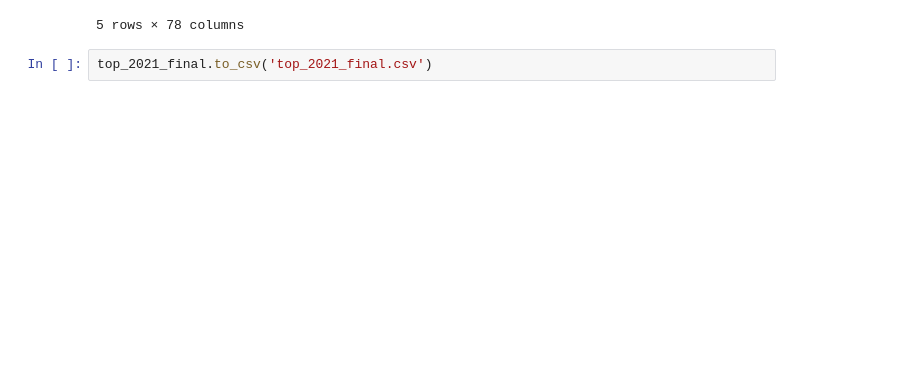
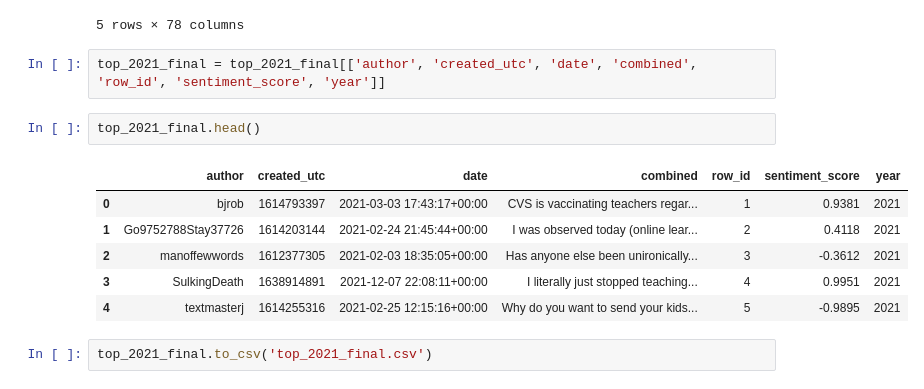
Before and after one commit to kmgarrett1/Capstone_Project_NSS, a Jupyter notebook: notebooks/top_2021.ipynb, the cells around one changed output. Cells and saved outputs as stored; diff of their text form; blank space fills up the shorter version.

```diff
--- a/notebooks/top_2021.ipynb
+++ b/notebooks/top_2021.ipynb
@@ -148,5 +148,16 @@ top_2021_final.head()
 | 3 | 3 | [{'award_sub_type': 'GLOBAL', 'aw... | True | SulkingDeath | NaN | [] | ... |
 | 4 | 4 | [{'award_sub_type': 'GLOBAL', 'aw... | True | textmasterj | NaN | [] | ... |
 5 rows × 78 columns
+# %%
+top_2021_final = top_2021_final[['author', 'created_utc', 'date', 'combined', 'row_id', 'sentiment_score', 'year']]
+# %%
+top_2021_final.head()
+# %% [output]
+|  | author | created_utc | date | combined | row_id | sentiment_score | year |
+| 0 | bjrob | 1614793397 | 2021-03-03 17:43:17+00:00 | CVS is vaccinating teachers regar... | 1 | 0.9381 | 2021 |
+| 1 | Go9752788Stay37726 | 1614203144 | 2021-02-24 21:45:44+00:00 | I was observed today (online lear... | 2 | 0.4118 | 2021 |
+| 2 | manoffewwords | 1612377305 | 2021-02-03 18:35:05+00:00 | Has anyone else been unironically... | 3 | -0.3612 | 2021 |
+| 3 | SulkingDeath | 1638914891 | 2021-12-07 22:08:11+00:00 | I literally just stopped teaching... | 4 | 0.9951 | 2021 |
+| 4 | textmasterj | 1614255316 | 2021-02-25 12:15:16+00:00 | Why do you want to send your kids... | 5 | -0.9895 | 2021 |
 # %%
 top_2021_final.to_csv('top_2021_final.csv')
```
Also changed, not shown: 4 other files.
